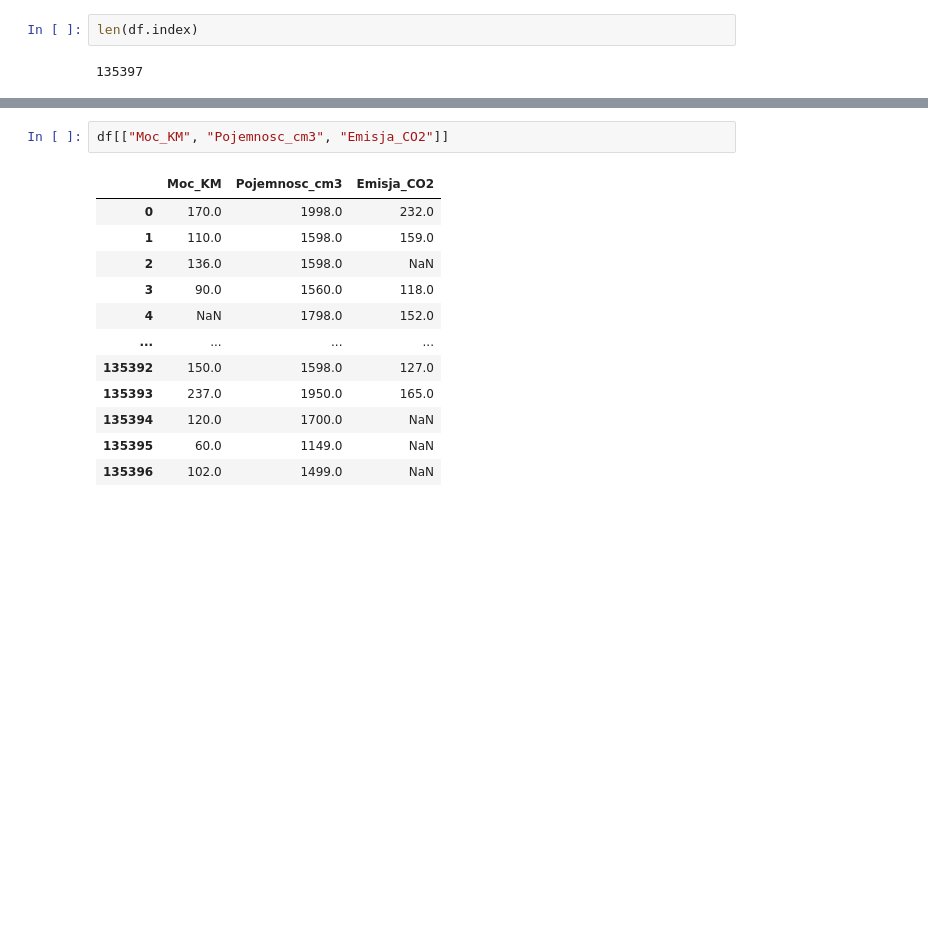
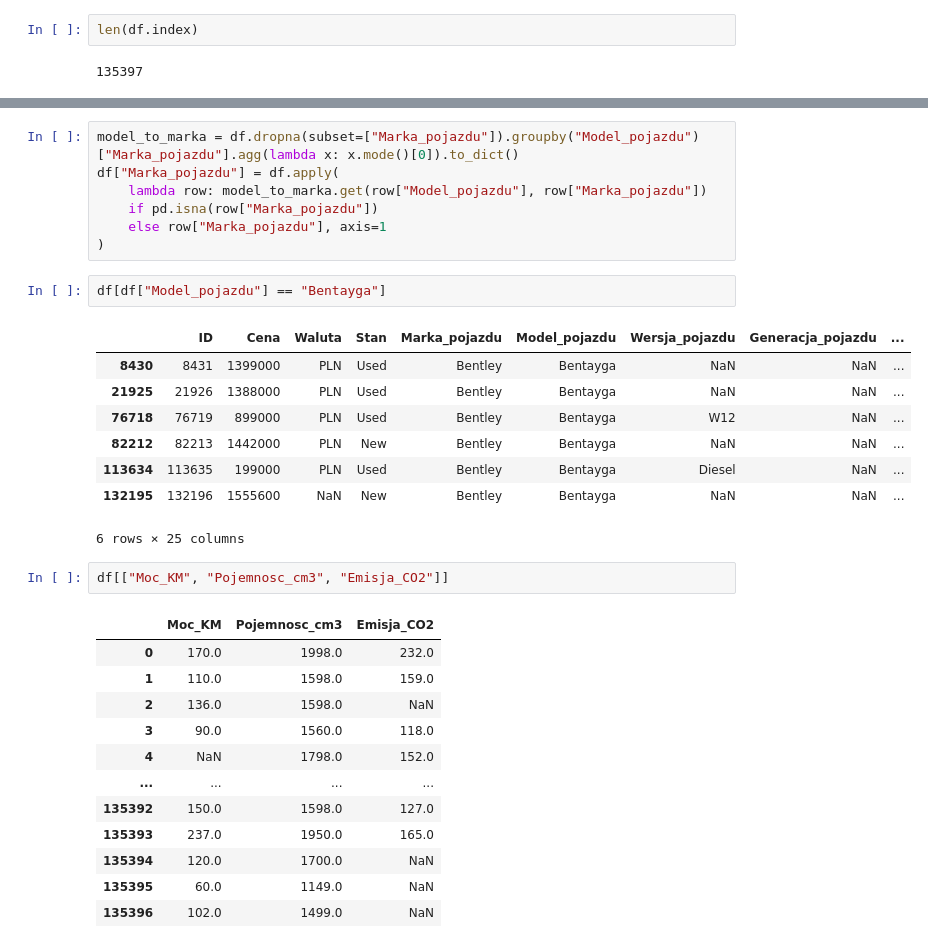
Before and after one commit to GameRuiner/Car-Price-Prediction, a Jupyter notebook: working/notebooks/EDA.ipynb, the cells around one changed output, grey strips where cells are left out. Drawn from its saved outputs; the diff is of its cells as text; blank space fills up the shorter version.

```diff
--- a/working/notebooks/EDA.ipynb
+++ b/working/notebooks/EDA.ipynb
@@ -46,3 +79,21 @@ len(df.index)
+# %%
+model_to_marka = df.dropna(subset=["Marka_pojazdu"]).groupby("Model_pojazdu")["Marka_pojazdu"].agg(lambda x: x.mode()[0]).to_dict()
+df["Marka_pojazdu"] = df.apply(
+    lambda row: model_to_marka.get(row["Model_pojazdu"], row["Marka_pojazdu"])
+    if pd.isna(row["Marka_pojazdu"])
+    else row["Marka_pojazdu"], axis=1
+)
+# %%
+df[df["Model_pojazdu"] == "Bentayga"]
+# %% [output]
+|  | ID | Cena | Waluta | Stan | Marka_pojazdu | Model_pojazdu | Wersja_pojazdu | Generacja_pojazdu | ... |
+| 8430 | 8431 | 1399000 | PLN | Used | Bentley | Bentayga | NaN | NaN | ... |
+| 21925 | 21926 | 1388000 | PLN | Used | Bentley | Bentayga | NaN | NaN | ... |
+| 76718 | 76719 | 899000 | PLN | Used | Bentley | Bentayga | W12 | NaN | ... |
+| 82212 | 82213 | 1442000 | PLN | New | Bentley | Bentayga | NaN | NaN | ... |
+| 113634 | 113635 | 199000 | PLN | Used | Bentley | Bentayga | Diesel | NaN | ... |
+| 132195 | 132196 | 1555600 | NaN | New | Bentley | Bentayga | NaN | NaN | ... |
+6 rows × 25 columns
 # %%
 df[["Moc_KM", "Pojemnosc_cm3", "Emisja_CO2"]]
 # %% [output]
```
Also changed, not shown: parts of 5 cells of this notebook, 1 other file.
